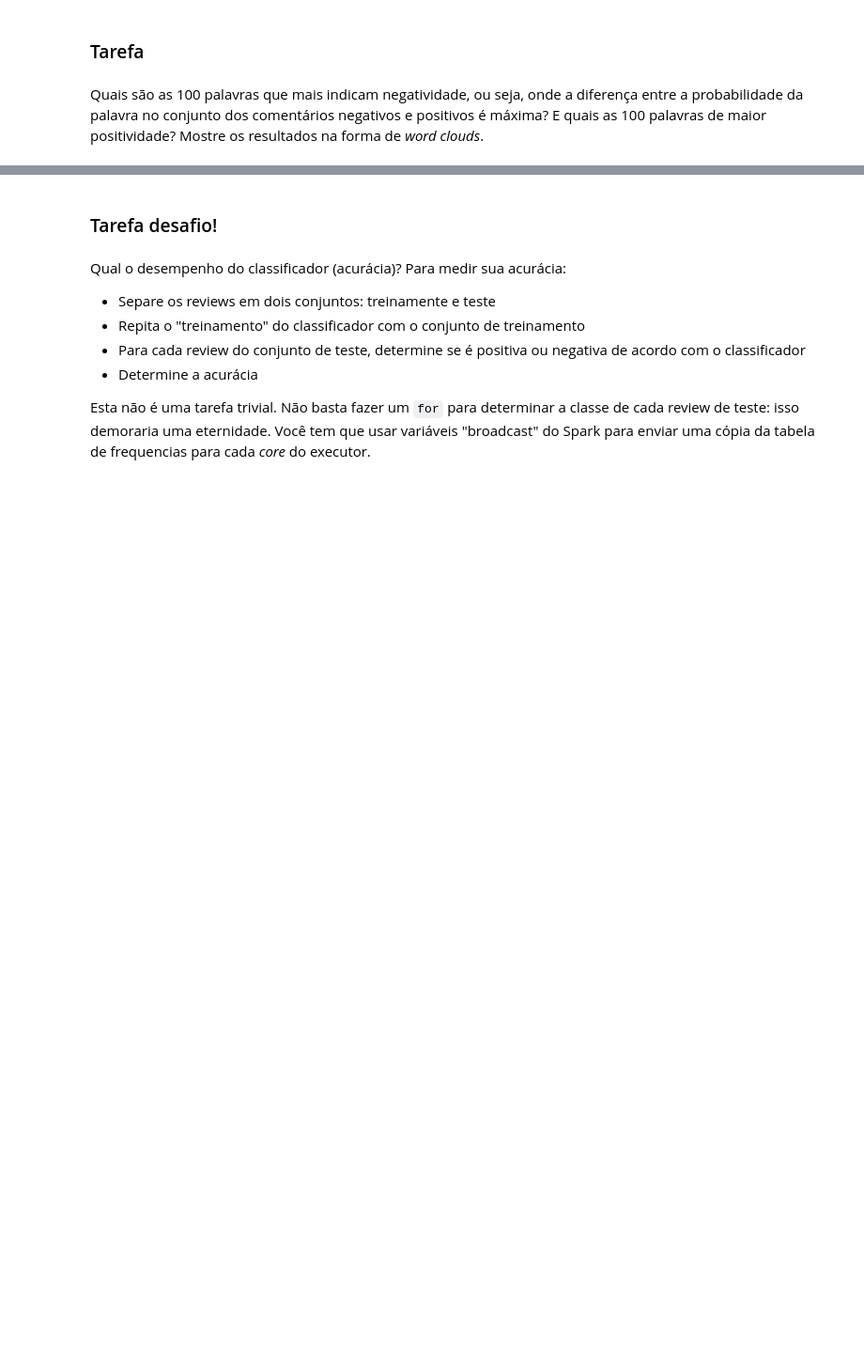
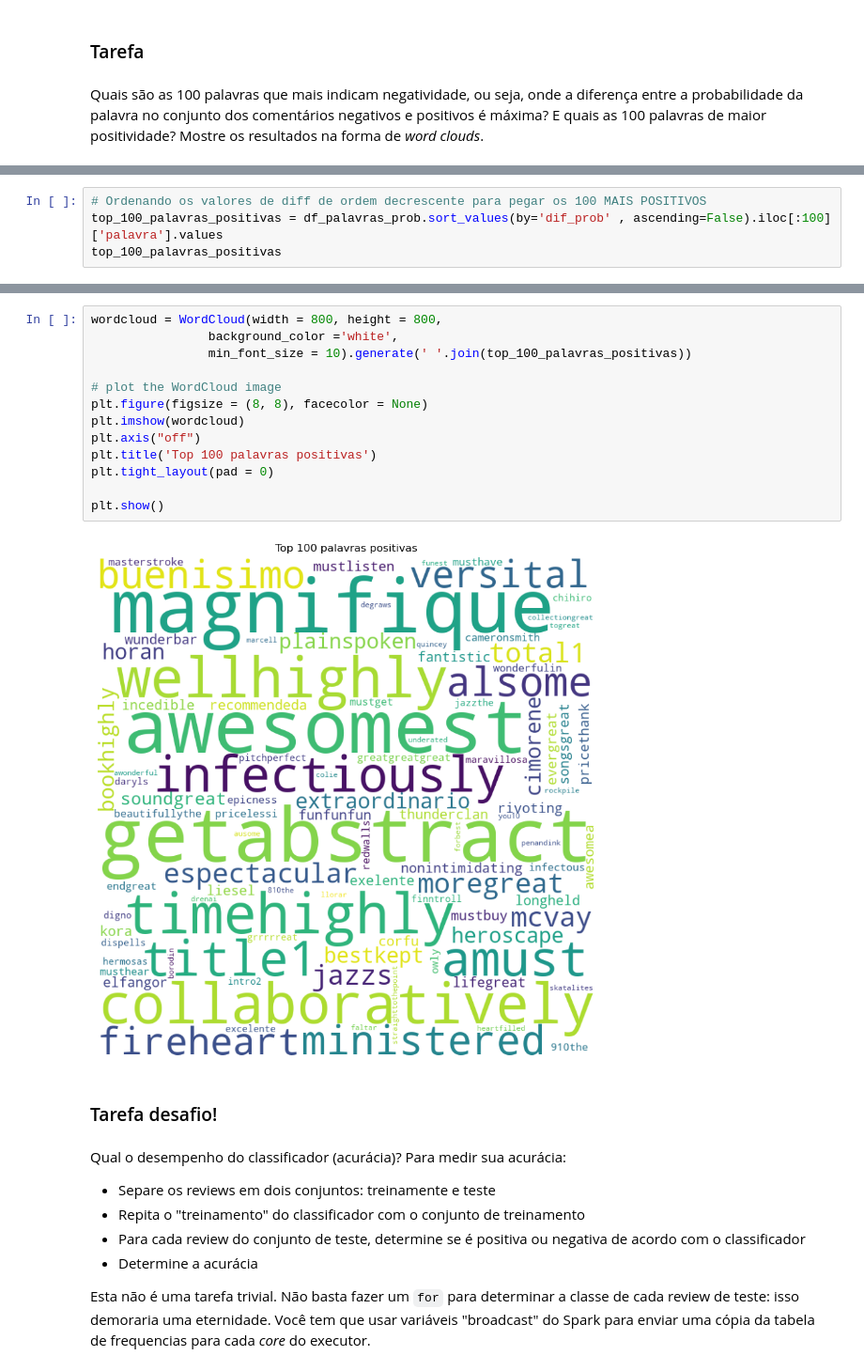
Before and after one commit to leticiacb1/Spark-Naive-Bayes, a Jupyter notebook: projeto_spark.ipynb, the cells around one changed output, grey strips where cells are left out. Shown at 94% size. Drawn from its saved outputs; the diff is of its cells as text; blank space fills up the shorter version.

```diff
--- a/projeto_spark.ipynb
+++ b/projeto_spark.ipynb
@@ -260,0 +318,4 @@ Quais são as 100 palavras que mais indicam negatividade, ou seja, onde a difere
+# %%
+# Ordenando os valores de diff de ordem decrescente para pegar os 100 MAIS POSITIVOS
+top_100_palavras_positivas = df_palavras_prob.sort_values(by='dif_prob' , ascending=False).iloc[:100]['palavra'].values
+top_100_palavras_positivas
@@ -261,3 +340,18 @@ Quais são as 100 palavras que mais indicam negatividade, ou seja, onde a difere
+# %%
+wordcloud = WordCloud(width = 800, height = 800,
+                background_color ='white',
+                min_font_size = 10).generate(' '.join(top_100_palavras_positivas))
+
+# plot the WordCloud image
+plt.figure(figsize = (8, 8), facecolor = None)
+plt.imshow(wordcloud)
+plt.axis("off")
+plt.title('Top 100 palavras positivas')
+plt.tight_layout(pad = 0)
+
+plt.show()
+# %% [output]
+[figure, added]
 # %% [markdown]
 ### Tarefa desafio!
 # %% [markdown]
```
Also changed, not shown: parts of 9 cells of this notebook, 1 other file.
